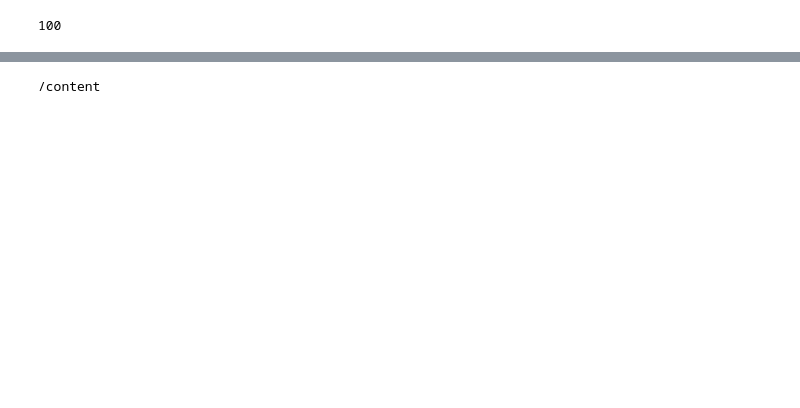
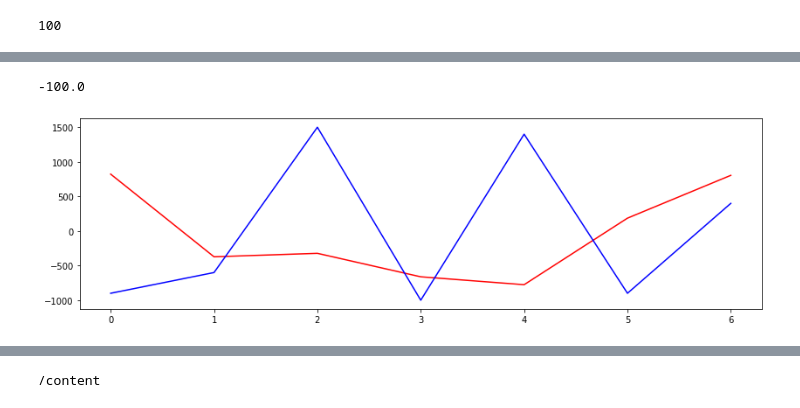
Before and after one commit to sjbaek12/sjbaek12.github.io, a Jupyter notebook: 주가예측_LSTM.ipynb, the cells around one changed output, grey strips where cells are left out. Saved outputs shown, nothing was run; the diff lists cells and outputs as text; code cells hidden in the pictures; blank space fills up the shorter version.

```diff
--- a/주가예측_LSTM.ipynb
+++ b/주가예측_LSTM.ipynb
@@ -594,6 +594,7 @@ len(data_n_d_L) # y가 익일 데이터이므로 전체 자료수는 x보다 한
 # %%
 x_train_L5 = data_n_L[0:400]
 x_val_L5 = data_n_L[400:500]
+x_test_L5 = data_n_L[500:]
 y_train_L5= data_n_d_L[0:400]
 y_val_L5 = data_n_d_L[400:500]
 # %%
@@ -623,6 +624,7 @@ std_L5 = np.std(x_train_L5, axis=0)
 
 x_train_L5_r = (x_train_L5 - mean_L5)/std_L5
 x_val_L5_r = (x_val_L5 - mean_L5)/std_L5
+x_test_L5_r = (x_test_L5 - mean_L5)/std_L5
 # %%
 #import numpy as np
 
@@ -747,0 +756,2 @@ plt.show()
+# %%
+predict_test = model.predict(x_test_L5_r)
@@ -747,0 +768,11 @@ plt.show()
+# %%
+actual_test=np.asarray(data.loc[504:510, 'dif'])
+print(np.sum(actual_test))
+# %% [output]
+-100.0
+# %%
+plt.plot(predict_test, 'r')
+plt.plot(actual_test, 'b')
+plt.show()
+# %% [output]
+[figure, added]
```
Also changed, not shown: parts of 12 cells of this notebook.
